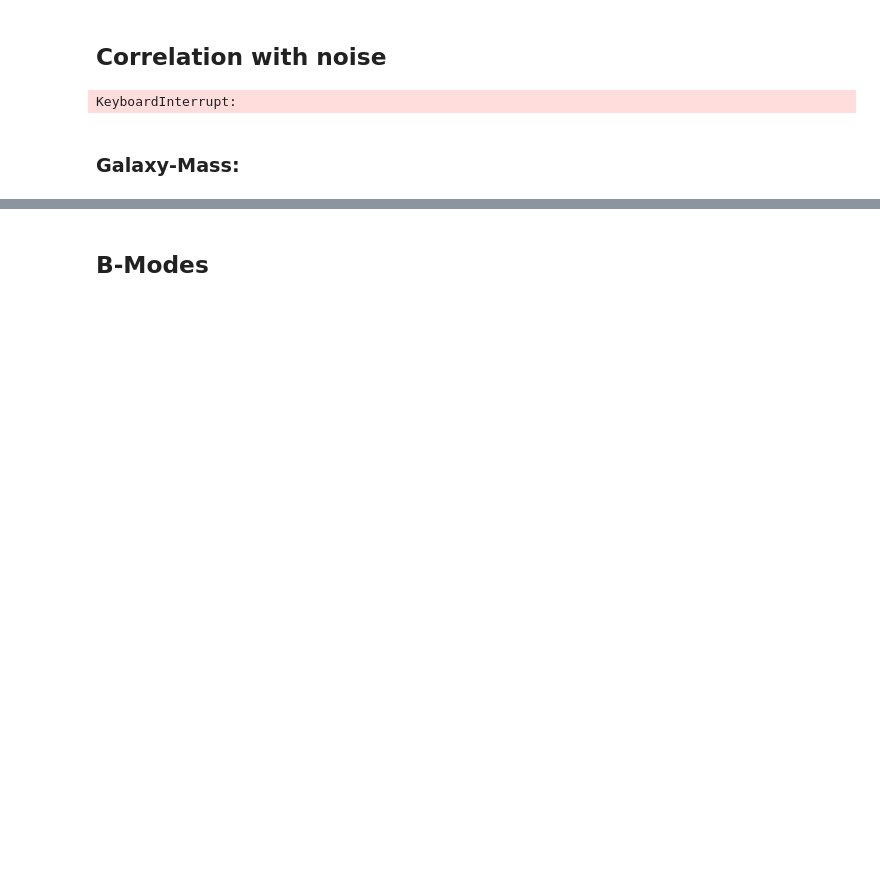
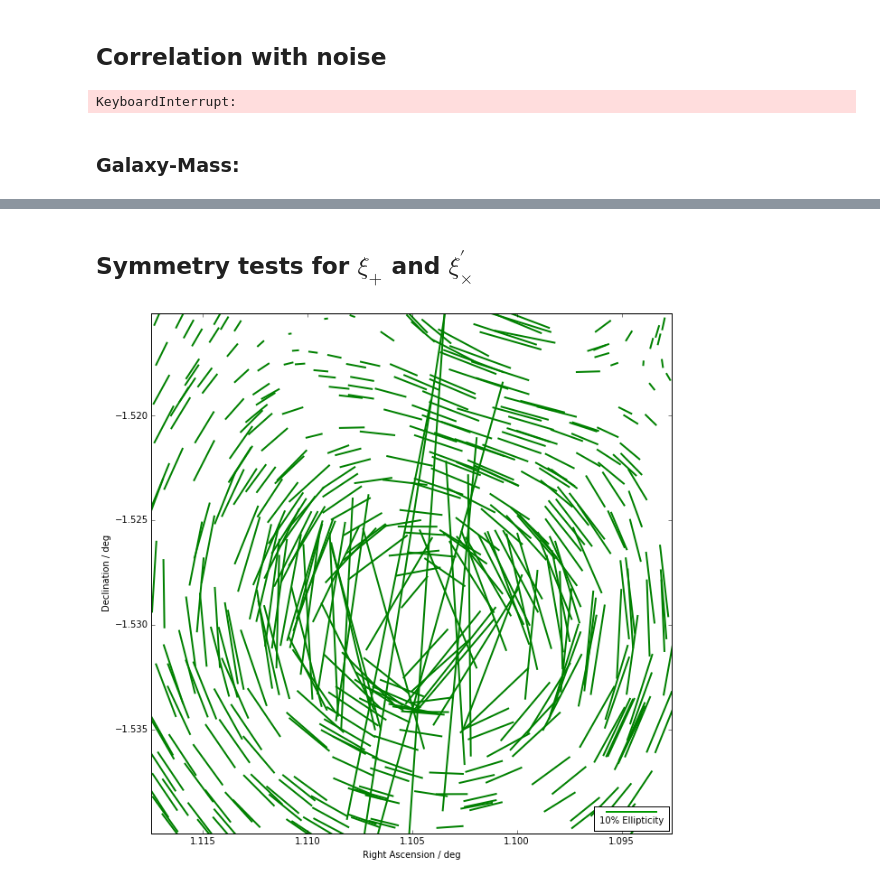
Before and after one commit to drphilmarshall/Pangloss, a Jupyter notebook: demos/CalculatingCorr.ipynb, the cells around one changed output, grey strips where cells are left out. Saved outputs shown, nothing was run; the diff lists cells and outputs as text; code cells hidden in the pictures; blank space fills up the shorter version.

Commit message:
Added some cells for a symmetry test in the `CalculatingCorr` demo.

```diff
--- a/demos/CalculatingCorr.ipynb
+++ b/demos/CalculatingCorr.ipynb
@@ -114,4 +116,2 @@ ng = F.calculate_corr()
 # %%
 pangloss.plotting.plot_corr(ng,corr_type='ng')
-# %% [markdown]
-## B-Modes
@@ -128,0 +118,23 @@ pangloss.plotting.plot_corr(gg45)
+# %% [markdown]
+## Symmetry tests for $\xi_+$ and $\xi_\times^\prime$
+# %%
+d = [1.1175,1.0925,-1.54,-1.515]
+B = pangloss.BackgroundCatalog(N=200,sigma_e=0.0001,domain=d)
+B.lens_by_map(K,S)
+
+
+
+gg = B.calculate_corr()
+
+B.plot(graph='stick',lensed=True)
+#print B.galaxies['eMod']
+# Rotating all galaxy orientations in place by 45 degrees
+B.galaxies['ePhi'] += 10.0
+#B.galaxies['eMod'] *= 0.01
+B.galaxies['e1'] = B.galaxies['eMod']*np.cos(np.deg2rad(2.0*B.galaxies['ePhi']))
+B.galaxies['e2'] = B.galaxies['eMod']*np.sin(np.deg2rad(2.0*B.galaxies['ePhi']))
+#print B.galaxies['eMod']
+
+gg45 = B.calculate_corr()
+# %% [output]
+[figure, added]
```
Also changed, not shown: parts of 4 cells of this notebook.
